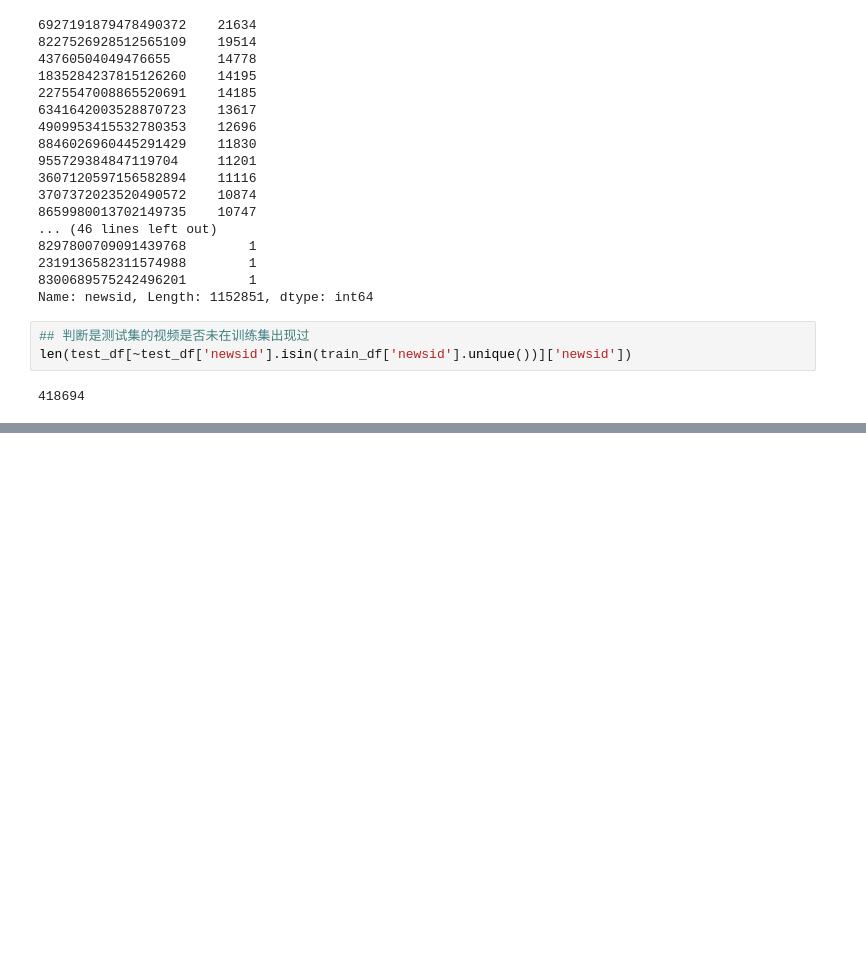
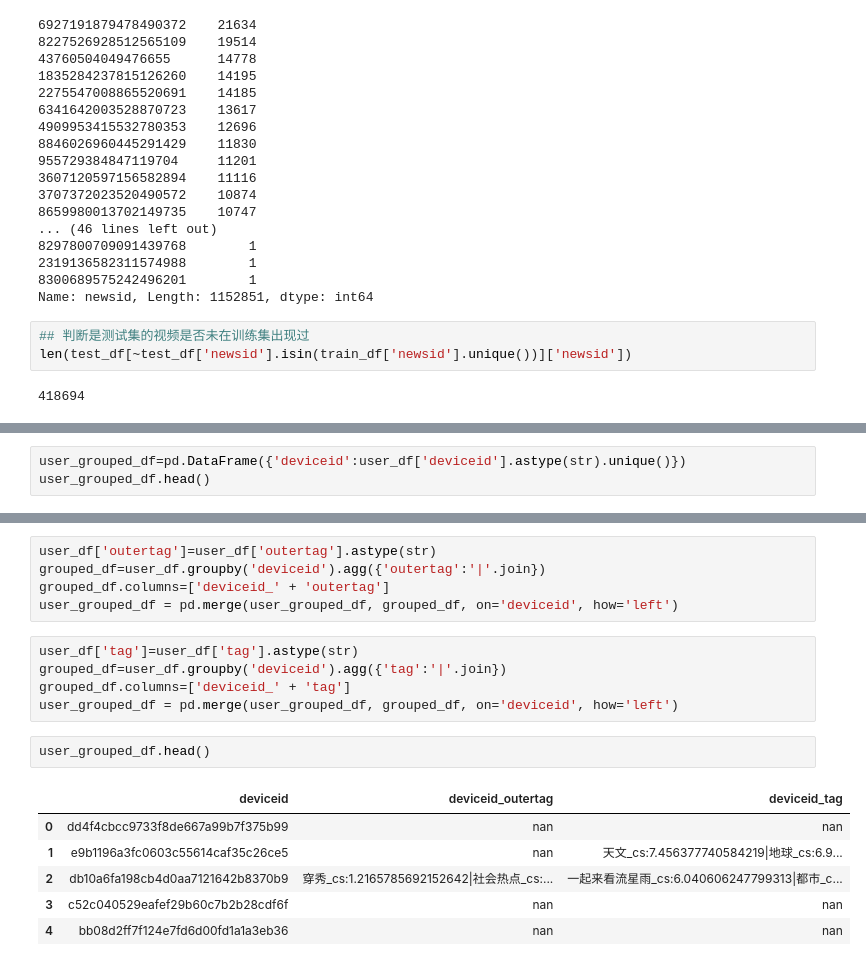
Before and after one commit to yanqiangmiffy/Video-Click-Prediction, a Jupyter notebook: 数据分析.ipynb, the cells around one changed output, grey strips where cells are left out. Cells and saved outputs as stored; diff of their text form; blank space fills up the shorter version.

```diff
--- a/数据分析.ipynb
+++ b/数据分析.ipynb
@@ -721,0 +711,3 @@ user_df
+# %%
+user_grouped_df=pd.DataFrame({'deviceid':user_df['deviceid'].astype(str).unique()})
+user_grouped_df.head()
@@ -721,0 +721,19 @@ user_df
+# %%
+user_df['outertag']=user_df['outertag'].astype(str)
+grouped_df=user_df.groupby('deviceid').agg({'outertag':'|'.join})
+grouped_df.columns=['deviceid_' + 'outertag']
+user_grouped_df = pd.merge(user_grouped_df, grouped_df, on='deviceid', how='left')
+# %%
+user_df['tag']=user_df['tag'].astype(str)
+grouped_df=user_df.groupby('deviceid').agg({'tag':'|'.join})
+grouped_df.columns=['deviceid_' + 'tag']
+user_grouped_df = pd.merge(user_grouped_df, grouped_df, on='deviceid', how='left')
+# %%
+user_grouped_df.head()
+# %% [output]
+|  | deviceid | deviceid_outertag | deviceid_tag |
+| 0 | dd4f4cbcc9733f8de667a99b7f375b99 | nan | nan |
+| 1 | e9b1196a3fc0603c55614caf35c26ce5 | nan | 天文_cs:7.456377740584219|地球_cs:6.9... |
+| 2 | db10a6fa198cb4d0aa7121642b8370b9 | 穿秀_cs:1.2165785692152642|社会热点_cs:... | 一起来看流星雨_cs:6.040606247799313|都市_c... |
+| 3 | c52c040529eafef29b60c7b2b28cdf6f | nan | nan |
+| 4 | bb08d2ff7f124e7fd6d00fd1a1a3eb36 | nan | nan |
```
Also changed, not shown: parts of 7 cells of this notebook, 1 other file.
